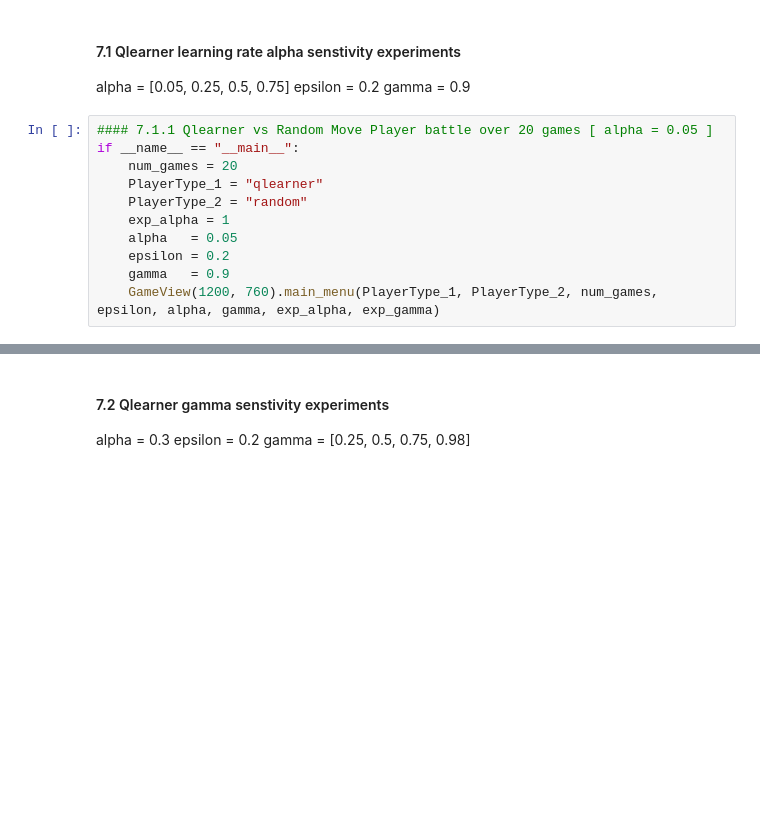
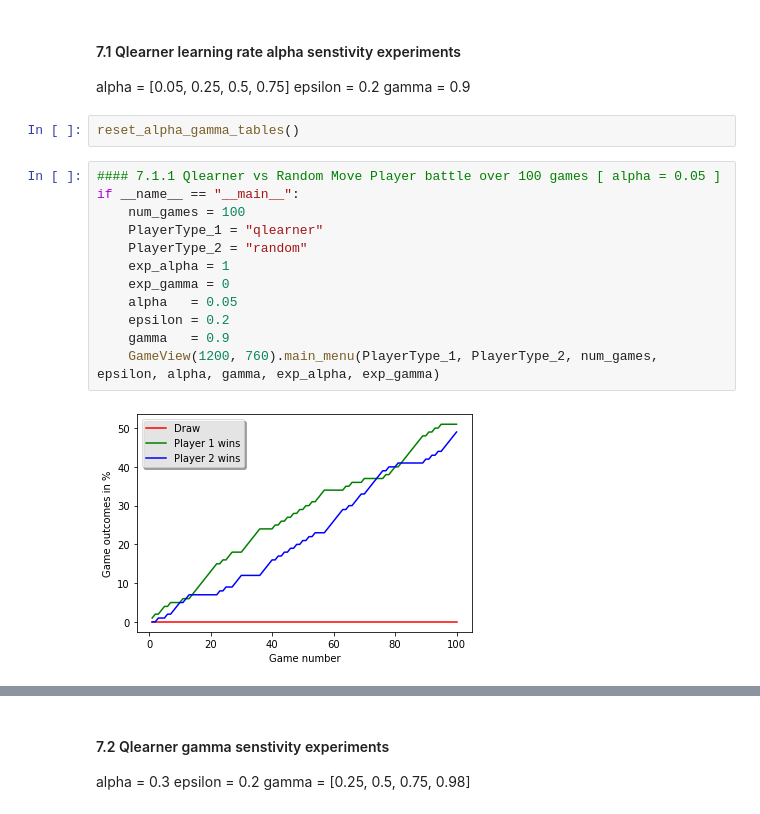
Before and after one commit to Team-Equality-RL-Project/connect-4, a Jupyter notebook: src/Connect4_Play.ipynb, the cells around one changed output, grey strips where cells are left out. Saved outputs shown, nothing was run; the diff lists cells and outputs as text; blank space fills up the shorter version.

Commit message:
alpha, gamma senstivity analysis for qlearn, inferences

```diff
--- a/src/Connect4_Play.ipynb
+++ b/src/Connect4_Play.ipynb
@@ -206,15 +207,20 @@ The following battles will be performed for different values of hyperparamers
    alpha   = [0.05, 0.25, 0.5, 0.75]
    epsilon = 0.2
    gamma   = 0.9
+# %%
+reset_alpha_gamma_tables()
 # %%
-#### 7.1.1 Qlearner vs Random Move Player battle over 20 games [ alpha = 0.05 ]
+#### 7.1.1 Qlearner vs Random Move Player battle over 100 games [ alpha = 0.05 ]
 if __name__ == "__main__":
-    num_games = 20
+    num_games = 100
     PlayerType_1 = "qlearner"
     PlayerType_2 = "random"
     exp_alpha = 1
+    exp_gamma = 0
     alpha   = 0.05
     epsilon = 0.2
     gamma   = 0.9
     GameView(1200, 760).main_menu(PlayerType_1, PlayerType_2, num_games, epsilon, alpha, gamma, exp_alpha, exp_gamma)
+# %% [output]
+[figure, added]
 # %%
```
Also changed, not shown: parts of 13 cells of this notebook, 2 other files.
